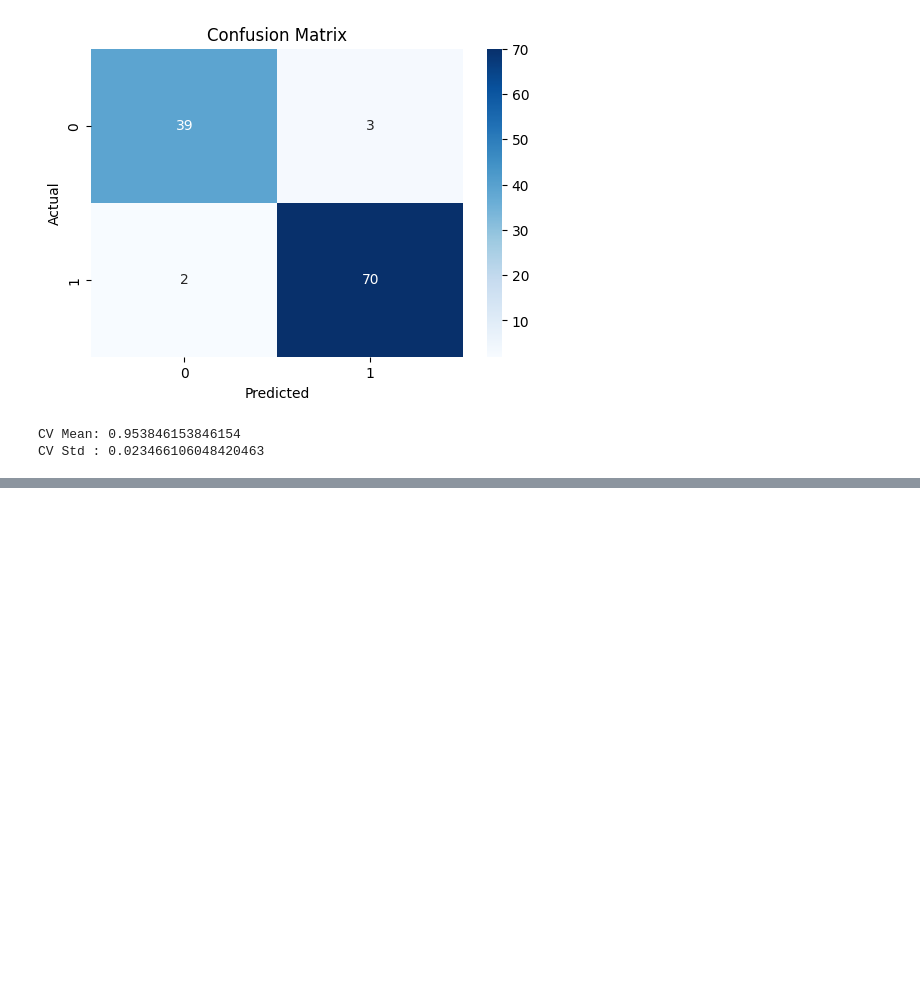
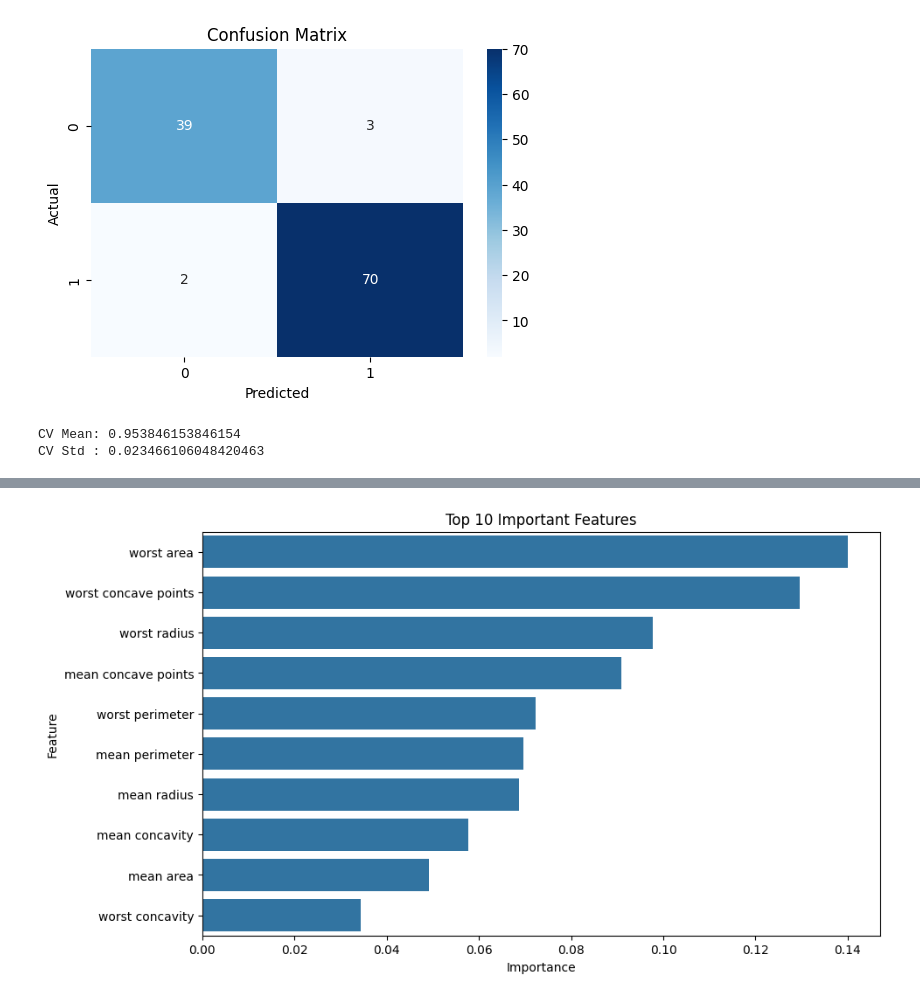
Before and after one commit to AkshitaSharma211/ml-journey, a Jupyter notebook: 04_random_forest/impl.ipynb, the cells around one changed output, grey strips where cells are left out. Saved outputs shown, nothing was run; the diff lists cells and outputs as text; code cells hidden in the pictures; blank space fills up the shorter version.

Commit message:
feat: feature importance - worst area and worst concave points are top predictors

```diff
--- a/04_random_forest/impl.ipynb
+++ b/04_random_forest/impl.ipynb
@@ -174,3 +174,10 @@ print("CV Std :", cv.std())
 # %% [output]
 CV Mean: 0.953846153846154
 CV Std : 0.023466106048420463
+# %%
+importance = pd.DataFrame({
+    'Feature': df.drop('target', axis=1).columns,
+    'Importance': rf.feature_importances_
+}).sort_values('Importance', ascending=False)
+
+print(importance.head(10))
@@ -176,0 +196,8 @@ CV Std : 0.023466106048420463
+# %%
+
+plt.figure(figsize=(10,6))
+sns.barplot(data=importance.head(10), x='Importance', y='Feature')
+plt.title('Top 10 Important Features')
+plt.show()
+# %% [output]
+[figure, added]
```
Also changed, not shown: parts of 1 cell of this notebook.
